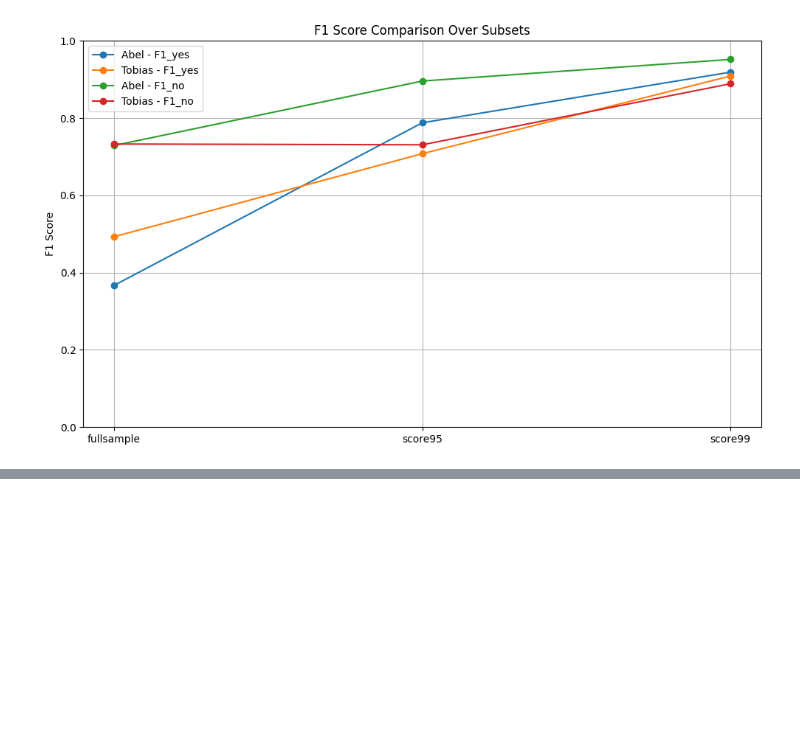
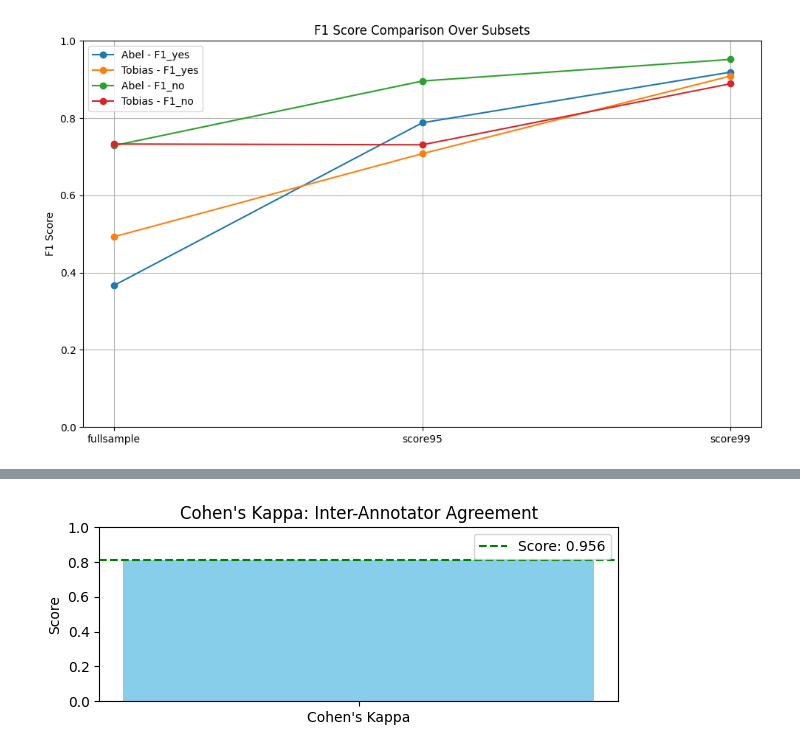
Before and after one commit to TobiasMichelsen/Climate-Discourse-on-Bluesky---Bachelor-Project, a Jupyter notebook: EDA/annotation_evaluation.ipynb, the cells around one changed output, grey strips where cells are left out. Cells and saved outputs as stored; diff of their text form; code cells hidden in the pictures; blank space fills up the shorter version.

```diff
--- a/EDA/annotation_evaluation.ipynb
+++ b/EDA/annotation_evaluation.ipynb
@@ -211,0 +388,18 @@ Tobias - full   | F1 (yes): 0.493 | F1 (no): 0.733 | Acc: 0.650
+# %%
+import matplotlib.pyplot as plt
+
+# Cohen's Kappa value from earlier
+kappa_value = 0.815
+
+# Plot Cohen's Kappa
+plt.figure(figsize=(6, 2.5))
+plt.bar(['Cohen\'s Kappa'], [kappa_value], color='skyblue')
+plt.ylim(0, 1)
+plt.axhline(0.81, color='green', linestyle='--', label='Score: 0.956')
+plt.ylabel('Score')
+plt.title('Cohen\'s Kappa: Inter-Annotator Agreement')
+plt.legend()
+plt.tight_layout()
+plt.show()
+# %% [output]
+[figure, added]
```
Also changed, not shown: parts of 11 cells of this notebook, 10 other files.
